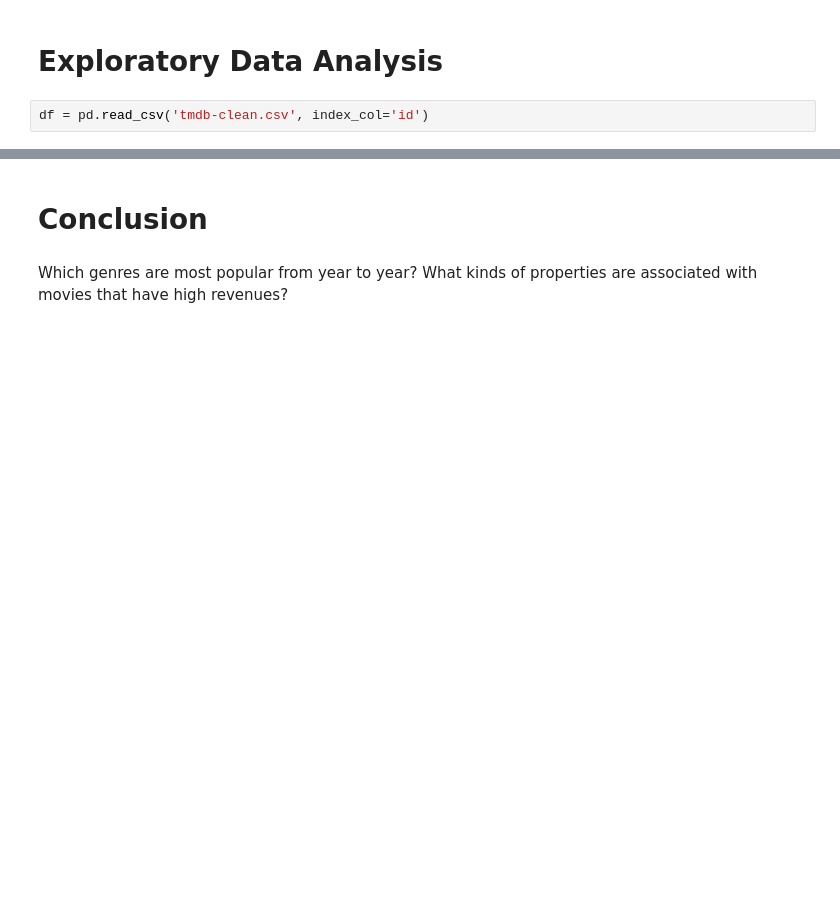
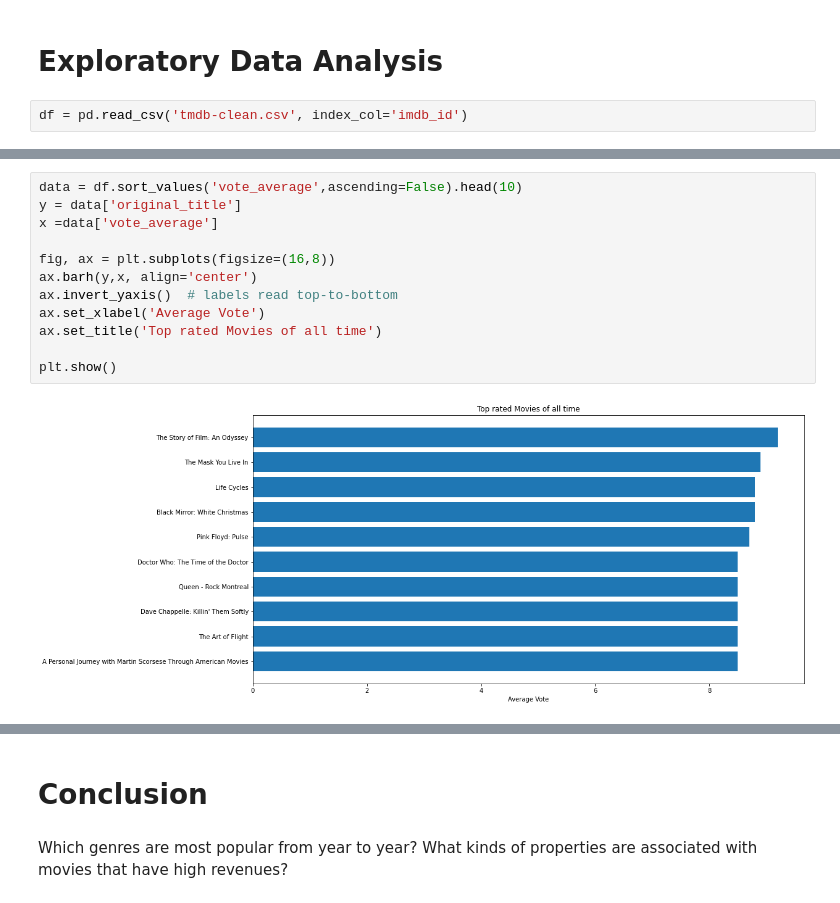
Before and after one commit to omarbassam88/tmdb-movies, a Jupyter notebook: tmdb_wrangle.ipynb, the cells around one changed output, grey strips where cells are left out. Drawn from its saved outputs; the diff is of its cells as text; blank space fills up the shorter version.

```diff
--- a/tmdb_wrangle.ipynb
+++ b/tmdb_wrangle.ipynb
@@ -298,5 +427,5 @@ df_clean.to_csv('tmdb-clean.csv', index=True)
 # %% [markdown]
 # Exploratory Data Analysis
 # %%
-df = pd.read_csv('tmdb-clean.csv', index_col='id')
+df = pd.read_csv('tmdb-clean.csv', index_col='imdb_id')
 # %%
@@ -307,0 +459,14 @@ df['genres'].value_counts()
+# %%
+data = df.sort_values('vote_average',ascending=False).head(10)
+y = data['original_title']
+x =data['vote_average']
+
+fig, ax = plt.subplots(figsize=(16,8))
+ax.barh(y,x, align='center')
+ax.invert_yaxis()  # labels read top-to-bottom
+ax.set_xlabel('Average Vote')
+ax.set_title('Top rated Movies of all time')
+
+plt.show()
+# %% [output]
+[figure, added]
```
Also changed, not shown: parts of 64 cells of this notebook, 1 other file.
